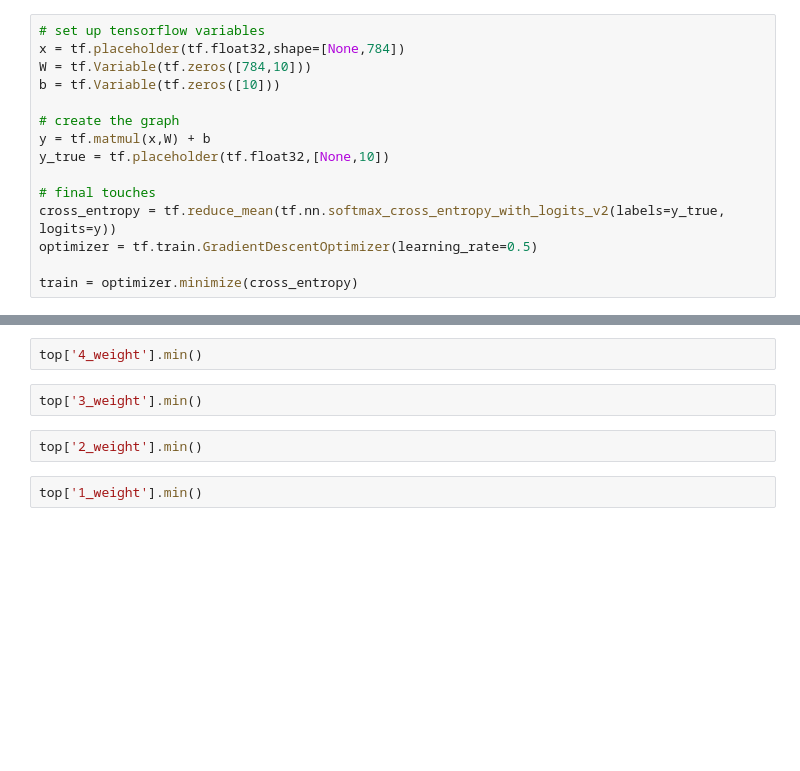
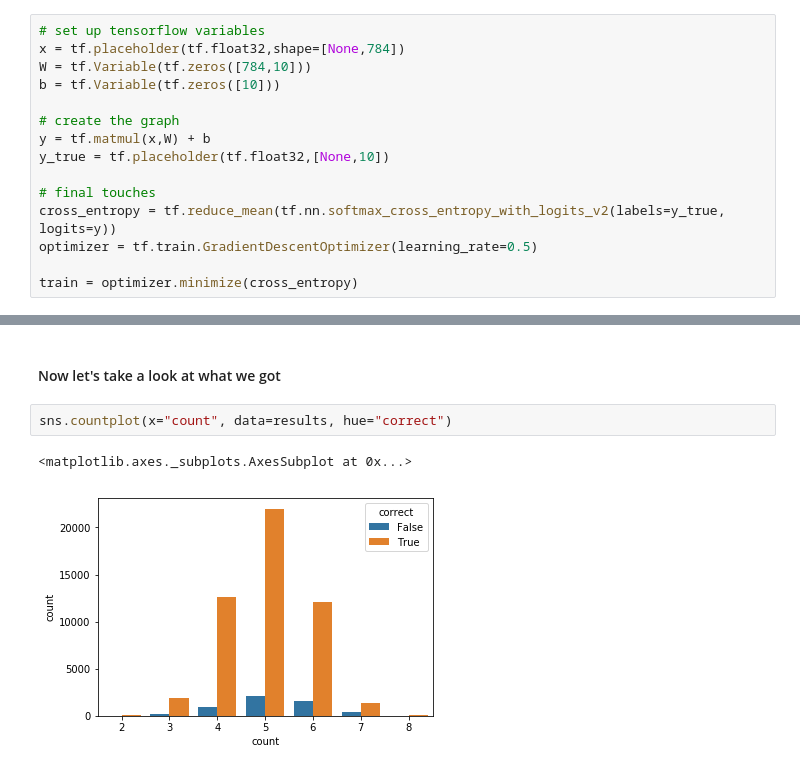
Before and after one commit to kevin11h/MNIST_pairwise_experiment, a Jupyter notebook: MNIST_confusion_range.ipynb, the cells around one changed output, grey strips where cells are left out. Cells and saved outputs as stored; diff of their text form; blank space fills up the shorter version.

```diff
--- a/MNIST_confusion_range.ipynb
+++ b/MNIST_confusion_range.ipynb
@@ -181,8 +170,7 @@ top.head()
-# %%
-top['4_weight'].min()
-# %%
-top['3_weight'].min()
-# %%
-top['2_weight'].min()
-# %%
-top['1_weight'].min()
+# %% [markdown]
+#### Now let's take a look at what we got
+# %%
+sns.countplot(x="count", data=results, hue="correct")
+# %% [output]
+<matplotlib.axes._subplots.AxesSubplot at 0x...>
+[figure, added]
```
Also changed, not shown: parts of 30 cells of this notebook.
